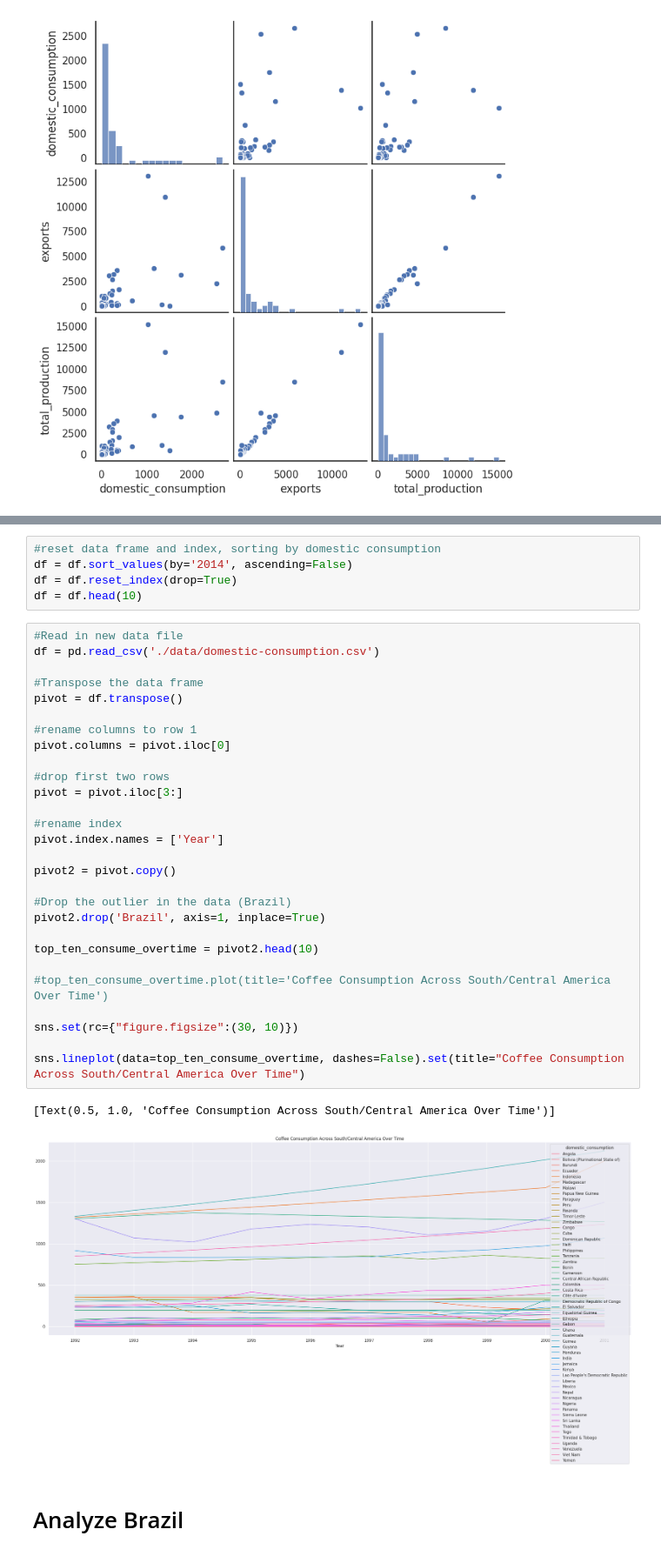
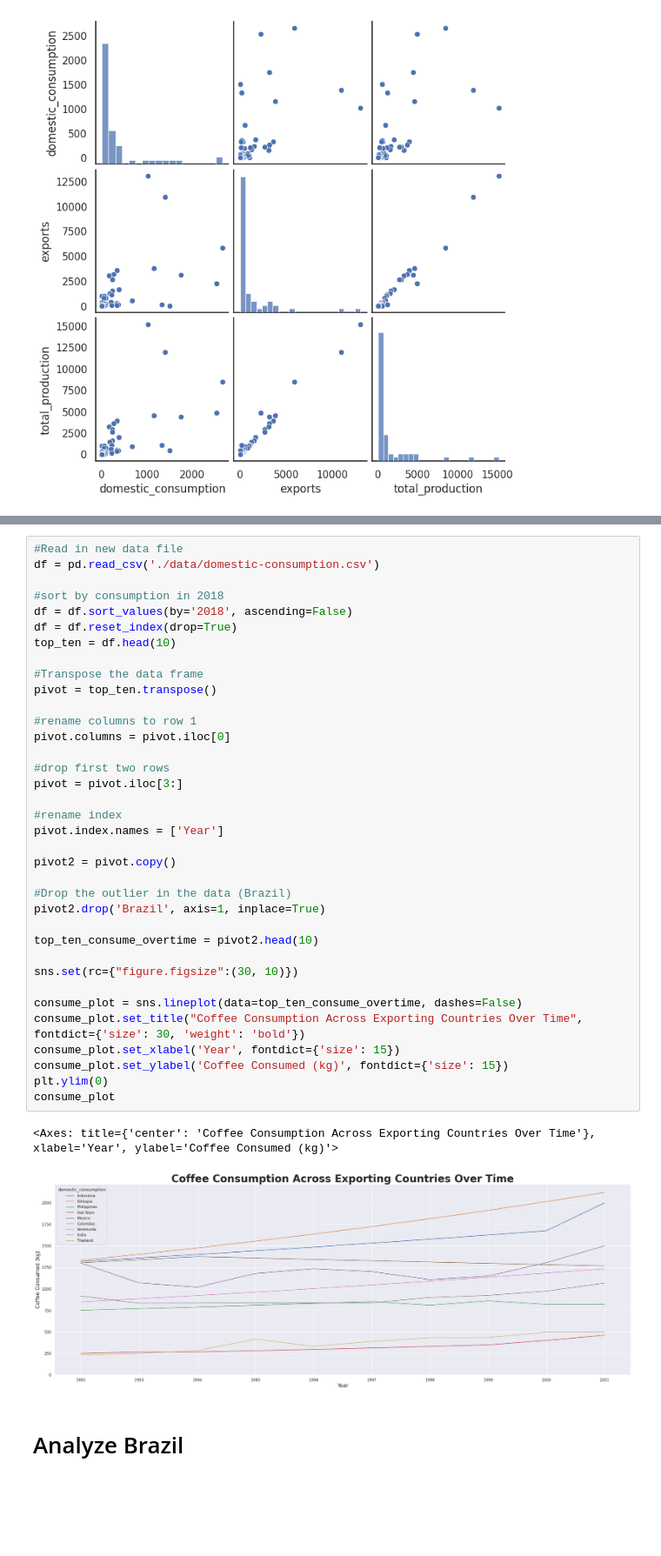
Before and after one commit to Dylanbbenson/Coffee_Data_Analysis, a Jupyter notebook: Coffee_Analysis.ipynb, the cells around one changed output, grey strips where cells are left out. Shown at 87% size. Saved outputs shown, nothing was run; the diff lists cells and outputs as text; blank space fills up the shorter version.

```diff
--- a/Coffee_Analysis.ipynb
+++ b/Coffee_Analysis.ipynb
@@ -182,39 +179,42 @@ pie.plot(kind='pie', title="Coffee Types Consumed in South/Central American Coun
-# %%
-#reset data frame and index, sorting by domestic consumption
-df = df.sort_values(by='2014', ascending=False)
-df = df.reset_index(drop=True)
-df = df.head(10)
 # %%
 #Read in new data file
 df = pd.read_csv('./data/domestic-consumption.csv')
 
+#sort by consumption in 2018
+df = df.sort_values(by='2018', ascending=False)
+df = df.reset_index(drop=True)
+top_ten = df.head(10)
+
 #Transpose the data frame
-pivot = df.transpose()
+pivot = top_ten.transpose()
 
 #rename columns to row 1
 pivot.columns = pivot.iloc[0]
 
 #drop first two rows
 pivot = pivot.iloc[3:]
 
 #rename index
 pivot.index.names = ['Year']
 
 pivot2 = pivot.copy()
 
 #Drop the outlier in the data (Brazil)
 pivot2.drop('Brazil', axis=1, inplace=True)
 
 top_ten_consume_overtime = pivot2.head(10)
 
-#top_ten_consume_overtime.plot(title='Coffee Consumption Across South/Central America Over Time')
-
 sns.set(rc={"figure.figsize":(30, 10)})
 
-sns.lineplot(data=top_ten_consume_overtime, dashes=False).set(title="Coffee Consumption Across South/Central America Over Time")
+consume_plot = sns.lineplot(data=top_ten_consume_overtime, dashes=False)
+consume_plot.set_title("Coffee Consumption Across Exporting Countries Over Time", fontdict={'size': 30, 'weight': 'bold'})
+consume_plot.set_xlabel('Year', fontdict={'size': 15})
+consume_plot.set_ylabel('Coffee Consumed (kg)', fontdict={'size': 15})
+plt.ylim(0)
+consume_plot
 # %% [output]
-[Text(0.5, 1.0, 'Coffee Consumption Across South/Central America Over Time')]
+<Axes: title={'center': 'Coffee Consumption Across Exporting Countries Over Time'}, xlabel='Year', ylabel='Coffee Consumed (kg)'>
-[figure, old version]
+[figure, new version]
 # %% [markdown]
 # Analyze Brazil
 # %%
```
Also changed, not shown: parts of 18 cells of this notebook, 1 other file.
